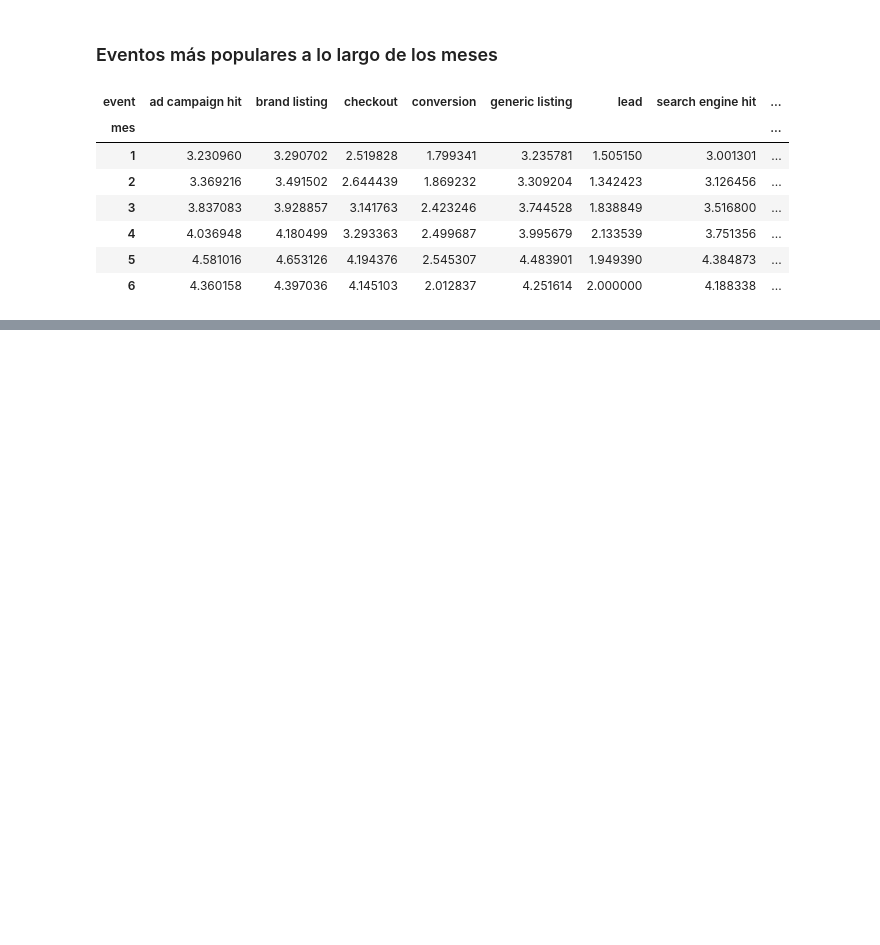
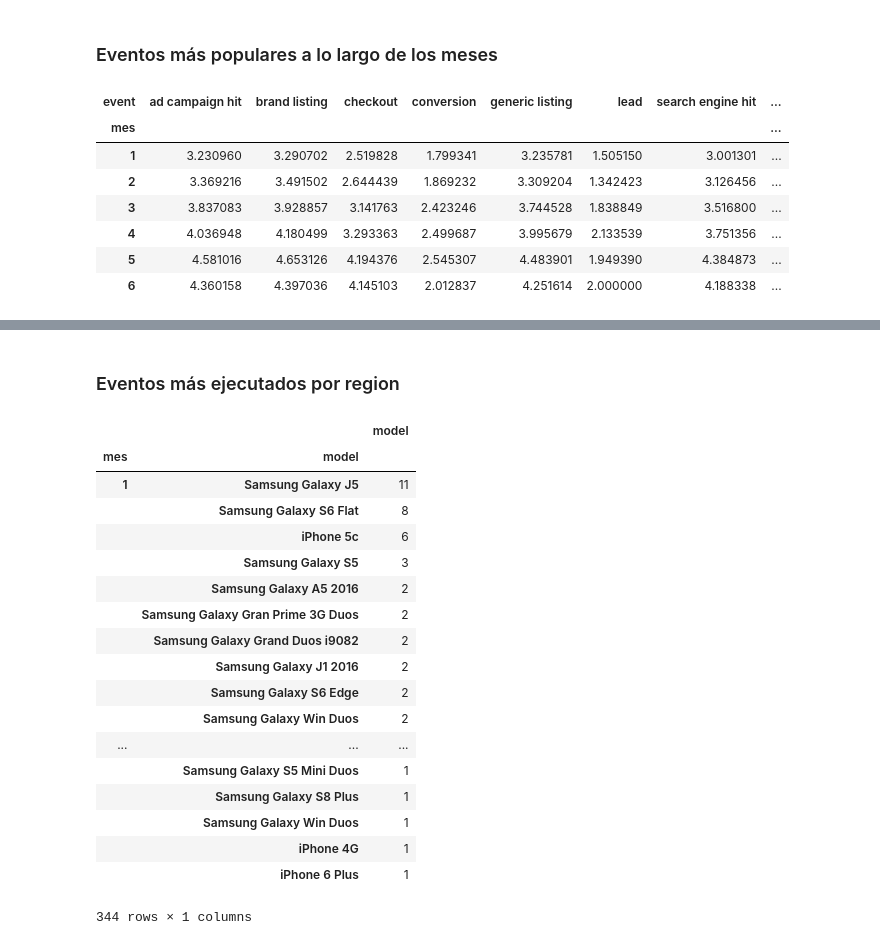
Before and after one commit to sebalogue/tp1-datos, a Jupyter notebook: src/Introduccion/1. intro-eventos.ipynb, the cells around one changed output, grey strips where cells are left out. Drawn from its saved outputs; the diff is of its cells as text; code cells hidden in the pictures; blank space fills up the shorter version.

Commit message:
conversiones de prductos en base a checkout

```diff
--- a/src/Introduccion/1. intro-eventos.ipynb
+++ b/src/Introduccion/1. intro-eventos.ipynb
@@ -159,0 +160,25 @@ graf.plot(figsize = (23, 10))
+# %% [markdown]
+### Eventos más ejecutados por region
+# %%
+conversiones_por_mes = data[data['event'] == 'conversion']
+conversiones_por_mes.groupby('mes').model.value_counts().to_frame()
+# %% [output]
+|  |  | model |
+| mes | model |  |
+| 1 | Samsung Galaxy J5 | 11 |
+|  | Samsung Galaxy S6 Flat | 8 |
+|  | iPhone 5c | 6 |
+|  | Samsung Galaxy S5 | 3 |
+|  | Samsung Galaxy A5 2016 | 2 |
+|  | Samsung Galaxy Gran Prime 3G Duos | 2 |
+|  | Samsung Galaxy Grand Duos i9082 | 2 |
+|  | Samsung Galaxy J1 2016 | 2 |
+|  | Samsung Galaxy S6 Edge | 2 |
+|  | Samsung Galaxy Win Duos | 2 |
+| ... | ... | ... |
+|  | Samsung Galaxy S5 Mini Duos | 1 |
+|  | Samsung Galaxy S8 Plus | 1 |
+|  | Samsung Galaxy Win Duos | 1 |
+|  | iPhone 4G | 1 |
+|  | iPhone 6 Plus | 1 |
+344 rows × 1 columns
```
Also changed, not shown: parts of 2 cells of this notebook, 2 other files.
